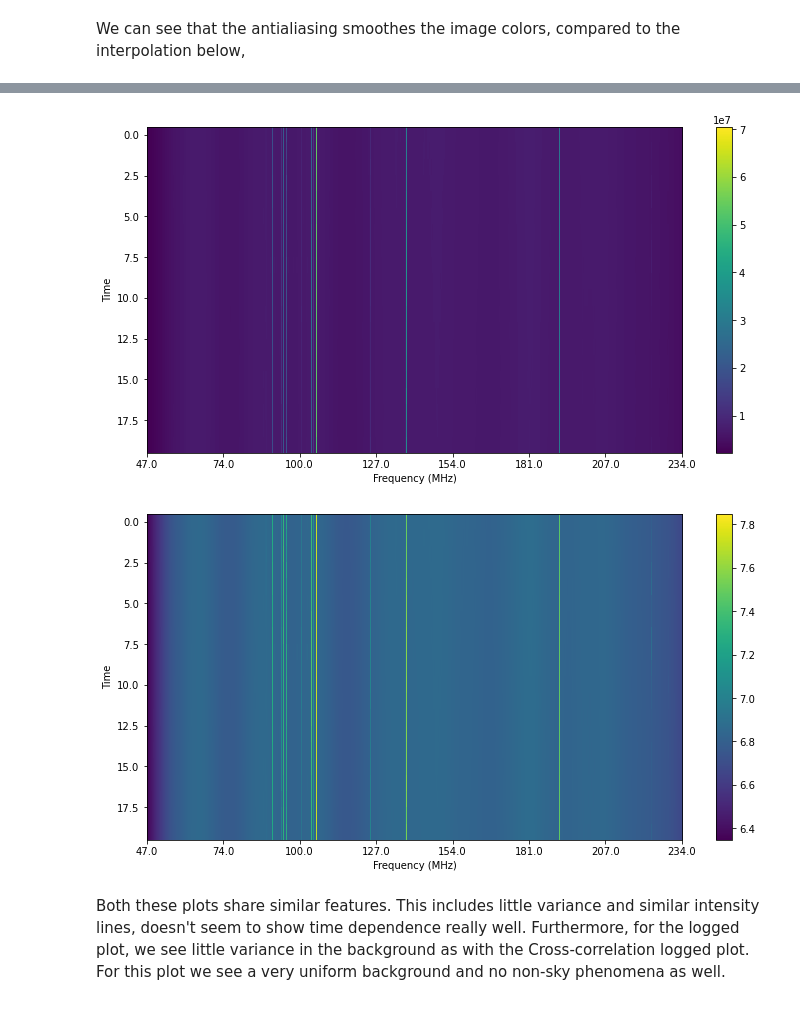
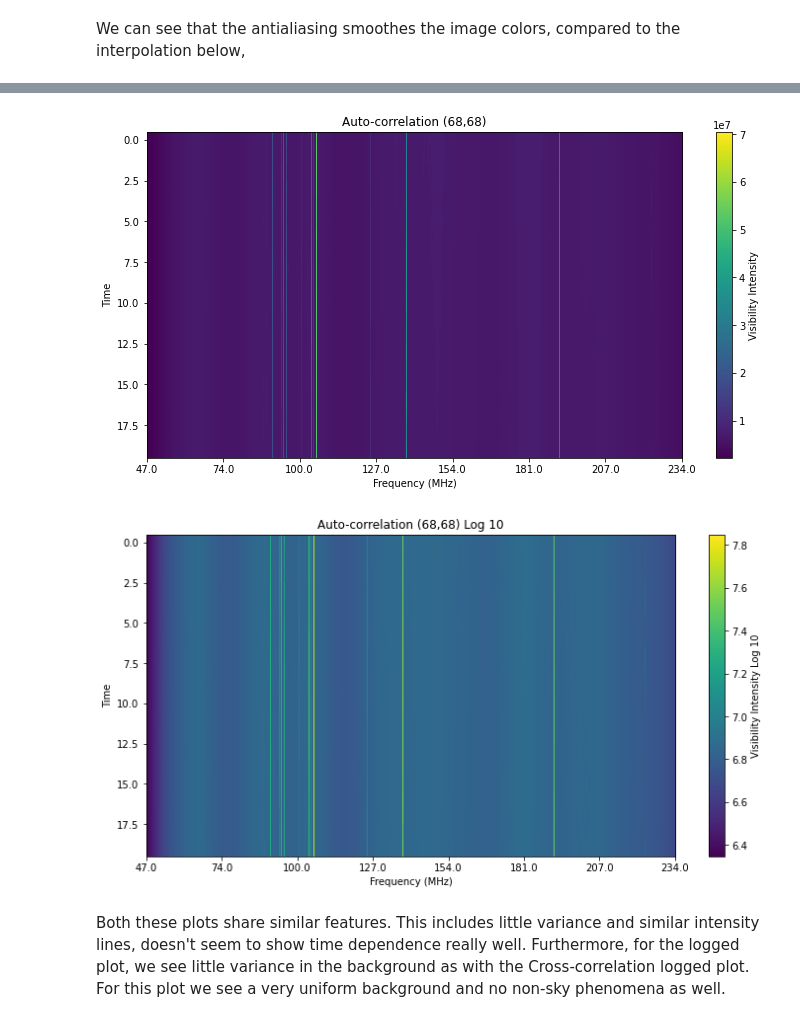
Before and after one commit to maria8ch/Phys434_BigData, a Jupyter notebook: lab5_Berres.ipynb, the cells around one changed output, grey strips where cells are left out. Cells and saved outputs as stored; diff of their text form; code cells hidden in the pictures.

```diff
--- a/lab5_Berres.ipynb
+++ b/lab5_Berres.ipynb
@@ -104,7 +109,7 @@ dc1 = uv.get_data(antenna1,antenna2)
 # %%
 fig, axs = plt.subplots(1,1,figsize=(12,6))
 im = plt.imshow(np.abs(dc1),aspect='auto',interpolation='nearest')
-cbar = fig.colorbar(im)
+cbar = fig.colorbar(im,label='Visibility Intensity')
 freqs = uv.freq_array[0]*1e-6 #gets frequencies associated with each channel, in MHz
 axs.set_ylabel('Time')
 axs.set_xlabel('Frequency (MHz)')
@@ -112,22 +117,24 @@ xticks = [int(i) for i in np.linspace(0,len(freqs)-1,8)]
 _ = axs.set_xticks(xticks)
 xticklabels = np.around(freqs[xticks],0)
 _ = axs.set_xticklabels(xticklabels)
+plt.title('Auto-correlation (68,68)')
 plt.show()
 # %% [output]
-[figure, old version]
+[figure, new version]
 # %%
 fig, axs = plt.subplots(1,1,figsize=(12,6))
 im3 = plt.imshow(np.log10(np.abs(dc1)),aspect='auto',interpolation='nearest')
-cbar = fig.colorbar(im3)
+cbar = fig.colorbar(im3,label='Visibility Intensity Log 10')
 freqs = uv.freq_array[0]*1e-6 #gets frequencies associated with each channel, in MHz
 axs.set_ylabel('Time')
 axs.set_xlabel('Frequency (MHz)')
 xticks = [int(i) for i in np.linspace(0,len(freqs)-1,8)]
 _ = axs.set_xticks(xticks)
 xticklabels = np.around(freqs[xticks],0)
 _ = axs.set_xticklabels(xticklabels)
+plt.title('Auto-correlation (68,68) Log 10')
 plt.show()
 # %% [output]
-[figure, old version]
+[figure, new version]
 # %% [markdown]
 Both these plots share similar features. This includes little variance and similar intensity lines, doesn't seem to show time dependence really well. Furthermore, for the logged plot, we see little variance in the background as with the Cross-correlation logged plot. For this plot we see a very uniform background and no non-sky phenomena as well.
```
Also changed, not shown: parts of 47 cells of this notebook.
